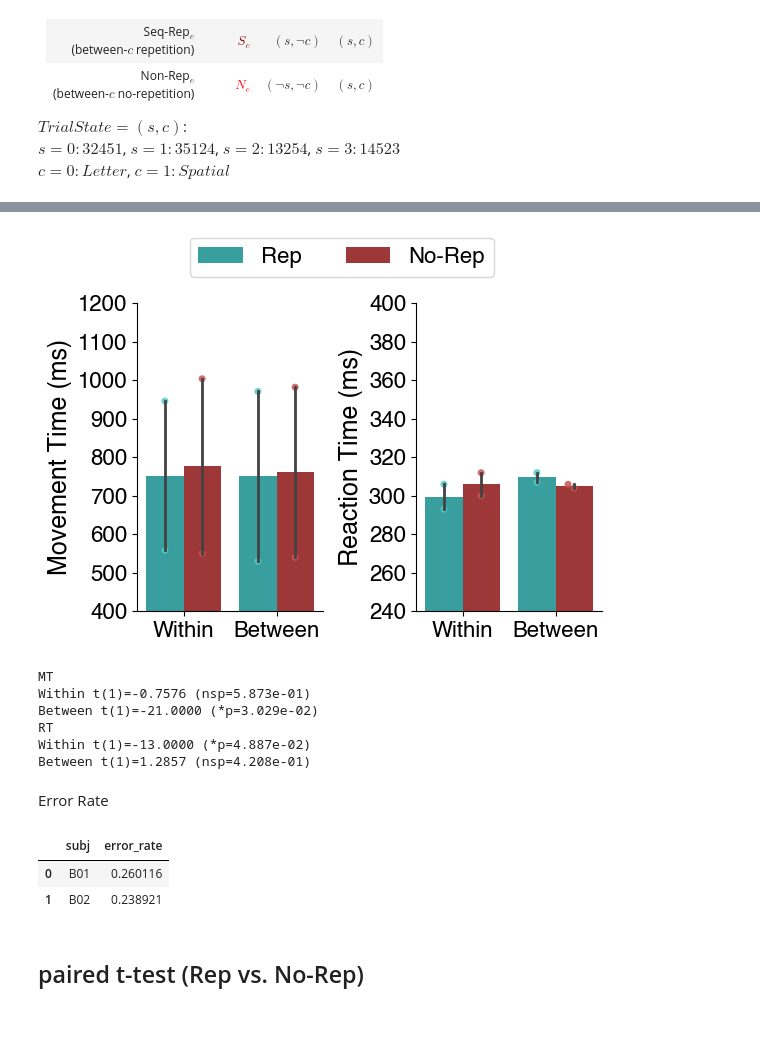
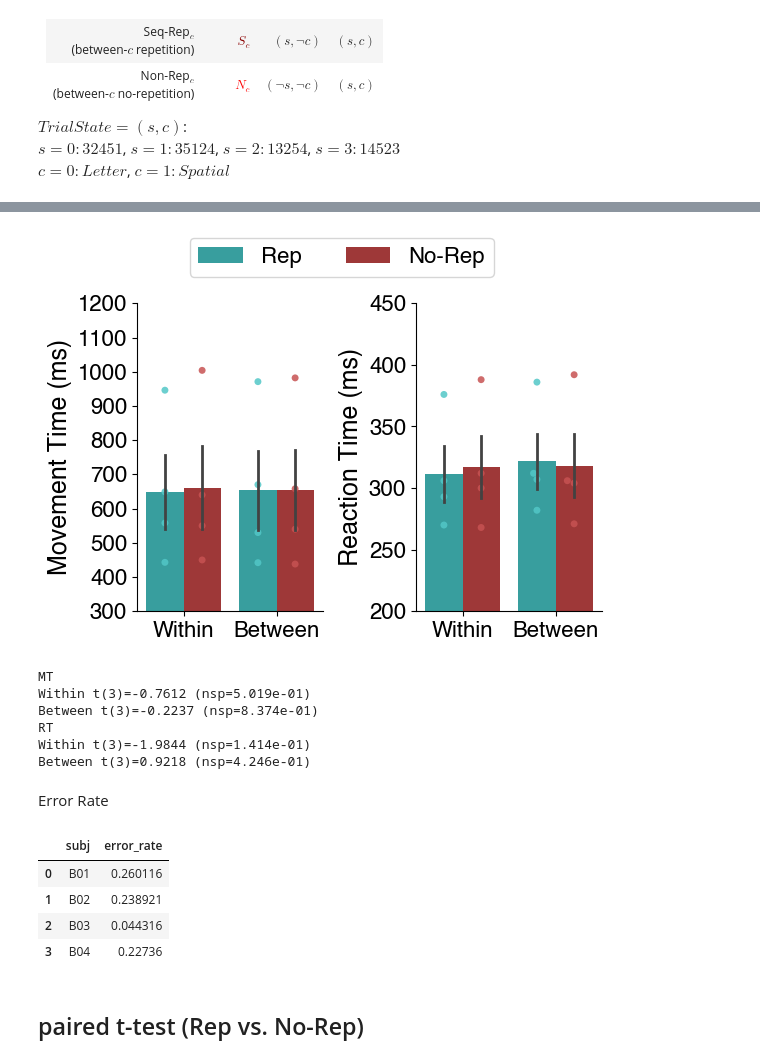
Before and after one commit to psb629/SeqSpatialSupp_fMRI, a Jupyter notebook: Notebook/behav.sslb2.ipynb, the cells around one changed output, grey strips where cells are left out. Cells and saved outputs as stored; diff of their text form; code cells hidden in the pictures; blank space fills up the shorter version.

```diff
--- a/Notebook/behav.sslb2.ipynb
+++ b/Notebook/behav.sslb2.ipynb
@@ -47,6 +47,6 @@ mpl.rcParams['font.family'] = 'Helvetica'
 dir_behav = su.get_dir_behav()
 # %%
 # list_sn = su.get_list_sn()
-list_sn = ['01', '02']
+list_sn = ['01', '02', '03', '04']
 list_sn
 # %% [output]
@@ -247,36 +265,36 @@ for ii, feature in enumerate(['MT','RT']):
     ax.legend().remove()
 
 #     # g.grid(axis='y')
     if ii == 0:
         ylabel = 'Movement Time (ms)'
-        g.set_ylim(600,1700)
+        g.set_ylim(300,1200)
         g.legend(
             handles[2:], ['Rep','No-Rep'],
             loc='lower center', bbox_to_anchor=(1.1, 1.05),
             ncol=2, fontsize=16
         )
     elif ii == 1:
         ylabel = 'Reaction Time (ms)'
-        g.set_ylim(300,800)
+        g.set_ylim(200,450)
     g.set_ylabel(ylabel, fontsize=18)
 
     g.set_xlabel('')
     xticks = g.get_xticks()
     g.set_xticks(xticks)
     xticklabels = g.get_xticklabels()
     g.set_xticklabels(xticklabels, fontsize=16)
     # g.set_ylabel(ylabel,fontsize=20)
     yticks = g.get_yticks().astype(int)
     g.set_yticks(yticks)
     g.set_yticklabels(yticks, fontsize=16)
 #     # g.set_title('session %s'%sess,fontsize=16)
     g.spines['right'].set_visible(False)
     g.spines['top'].set_visible(False)
 
 plt.subplots_adjust(wspace=0.5)
 # # fig.tight_layout()
 # %% [output]
-[figure, old version]
+[figure, new version]
 # %%
 for ii, value in enumerate(['MT','RT']):
     print(value)
@@ -290,11 +308,11 @@ for ii, value in enumerate(['MT','RT']):
         print(cc, 't(%d)=%.4f (%sp=%.3e)'%(res.df, tval, sstat.convert_pval_to_star(pval), pval))
 # %% [output]
 MT
-Within t(1)=-0.7576 (nsp=5.873e-01)
-Between t(1)=-21.0000 (*p=3.029e-02)
+Within t(3)=-0.7612 (nsp=5.019e-01)
+Between t(3)=-0.2237 (nsp=8.374e-01)
 RT
-Within t(1)=-13.0000 (*p=4.887e-02)
-Between t(1)=1.2857 (nsp=4.208e-01)
+Within t(3)=-1.9844 (nsp=1.414e-01)
+Between t(3)=0.9218 (nsp=4.246e-01)
 # %%
 # fig.savefig(
 #     join('/mnt/f/SeqSpatialSupp_fMRI/behav.png'),
@@ -314,6 +332,8 @@ df
 |  | subj | error_rate |
 | 0 | B01 | 0.260116 |
 | 1 | B02 | 0.238921 |
+| 2 | B03 | 0.044316 |
+| 3 | B04 | 0.22736 |
 # %% [markdown]
 ## paired t-test (Rep vs. No-Rep)
 # %% [markdown]
```
Also changed, not shown: parts of 6 cells of this notebook.
